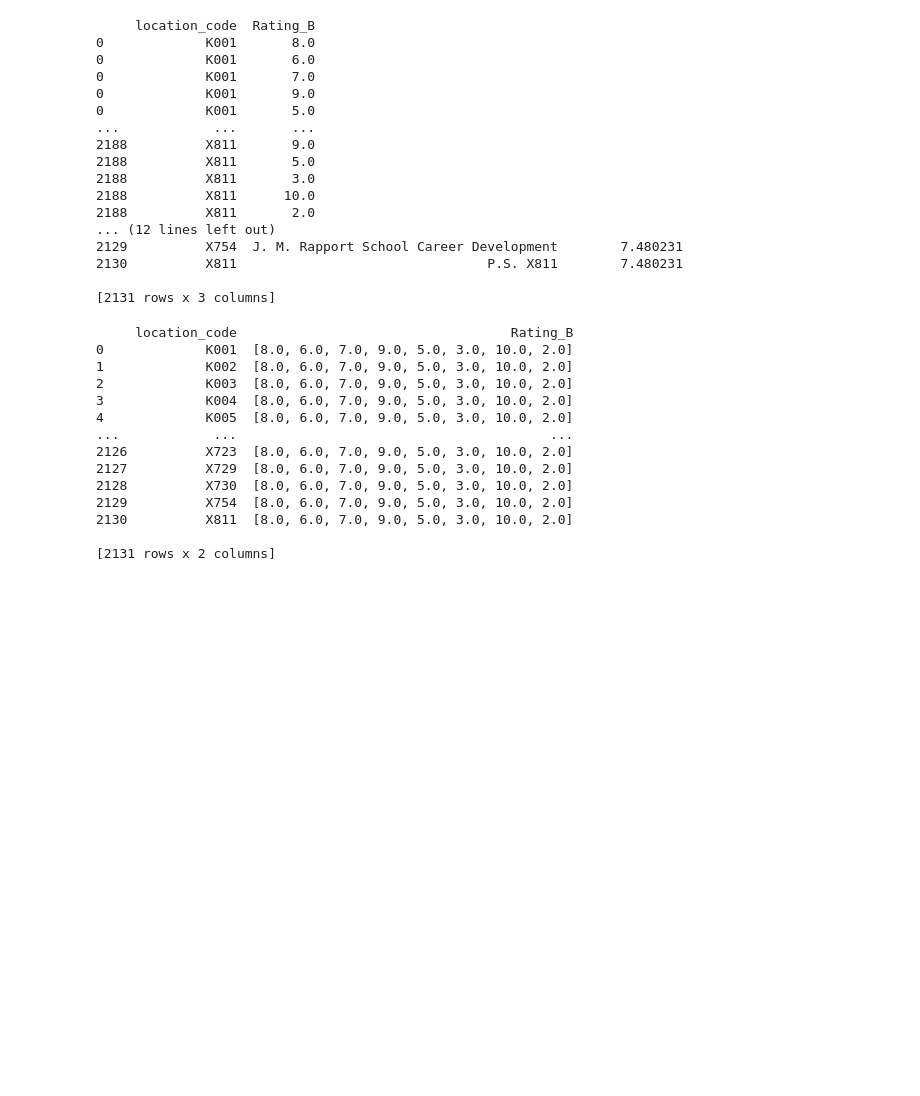
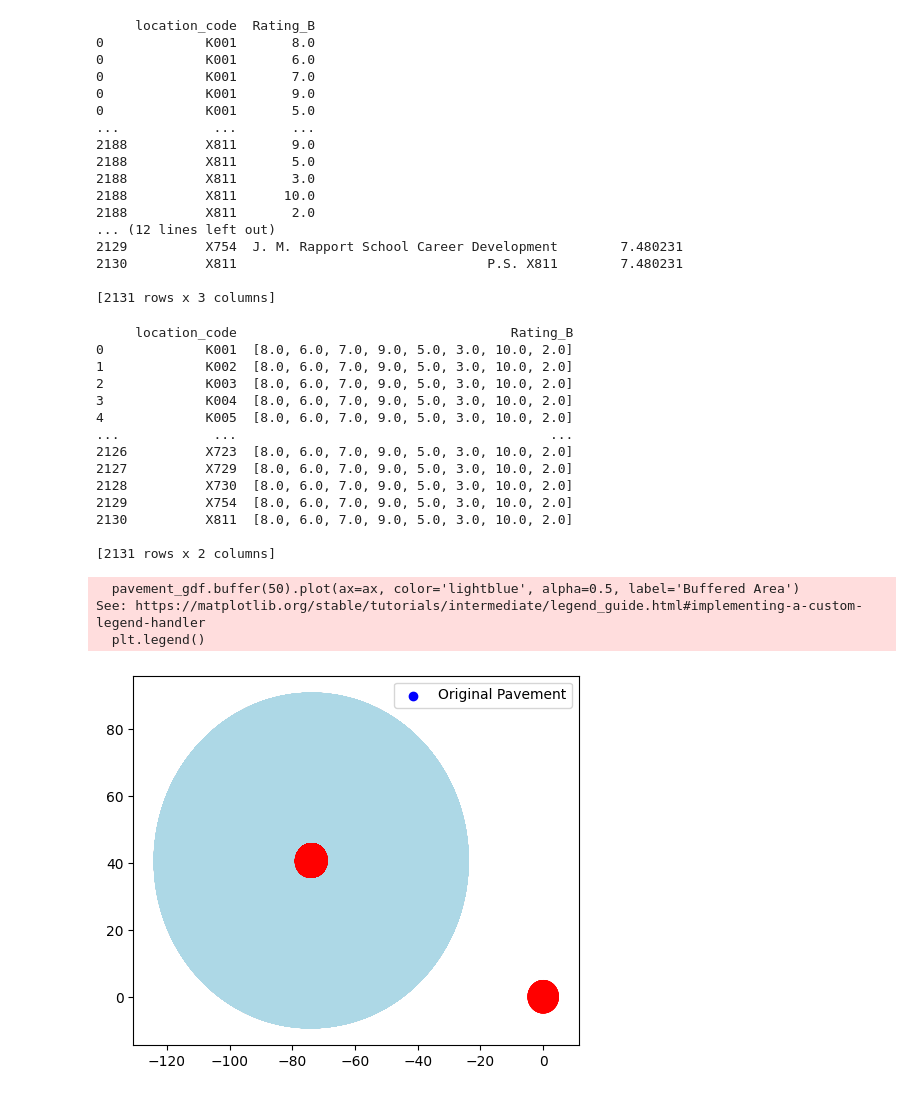
Before and after one commit to angebhayman/Beans-MLCode, a Jupyter notebook: mergecode.ipynb, the cells around one changed output. Saved outputs shown, nothing was run; the diff lists cells and outputs as text; code cells hidden in the pictures; blank space fills up the shorter version.

```diff
--- a/mergecode.ipynb
+++ b/mergecode.ipynb
@@ -199,3 +197,17 @@ print(grouped_ratings)
 2130          X811  [8.0, 6.0, 7.0, 9.0, 5.0, 3.0, 10.0, 2.0]
 
 [2131 rows x 2 columns]
+# %%
+import matplotlib.pyplot as plt
+
+fig, ax = plt.subplots()
+pavement_gdf.boundary.plot(ax=ax, color='blue', label='Original Pavement')
+pavement_gdf.buffer(50).plot(ax=ax, color='lightblue', alpha=0.5, label='Buffered Area')
+schools_gdf.plot(ax=ax, color='red', marker='o', label='Schools')
+plt.legend()
+plt.show()
+# %% [output]
+  pavement_gdf.buffer(50).plot(ax=ax, color='lightblue', alpha=0.5, label='Buffered Area')
+See: https://matplotlib.org/stable/tutorials/intermediate/legend_guide.html#implementing-a-custom-legend-handler
+  plt.legend()
+[figure, added]
```
Also changed, not shown: parts of 1 cell of this notebook.
